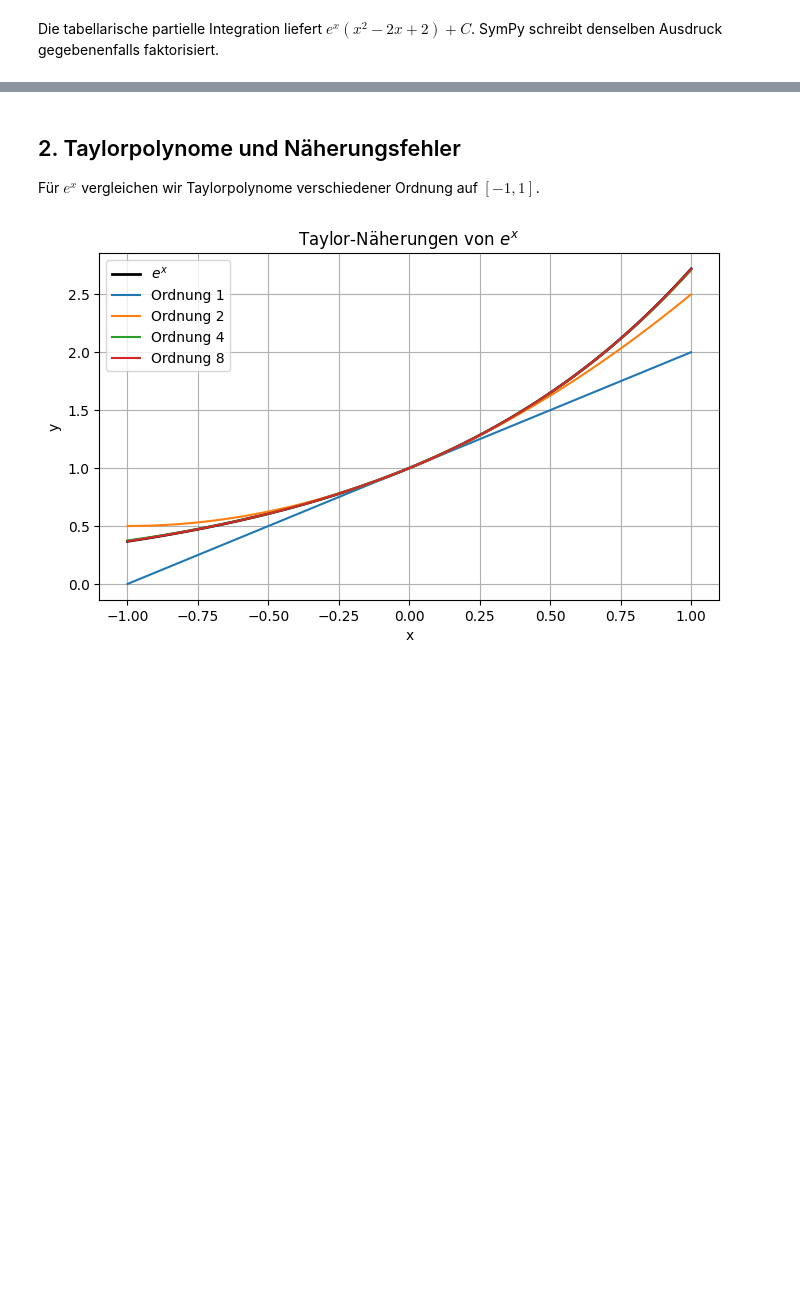
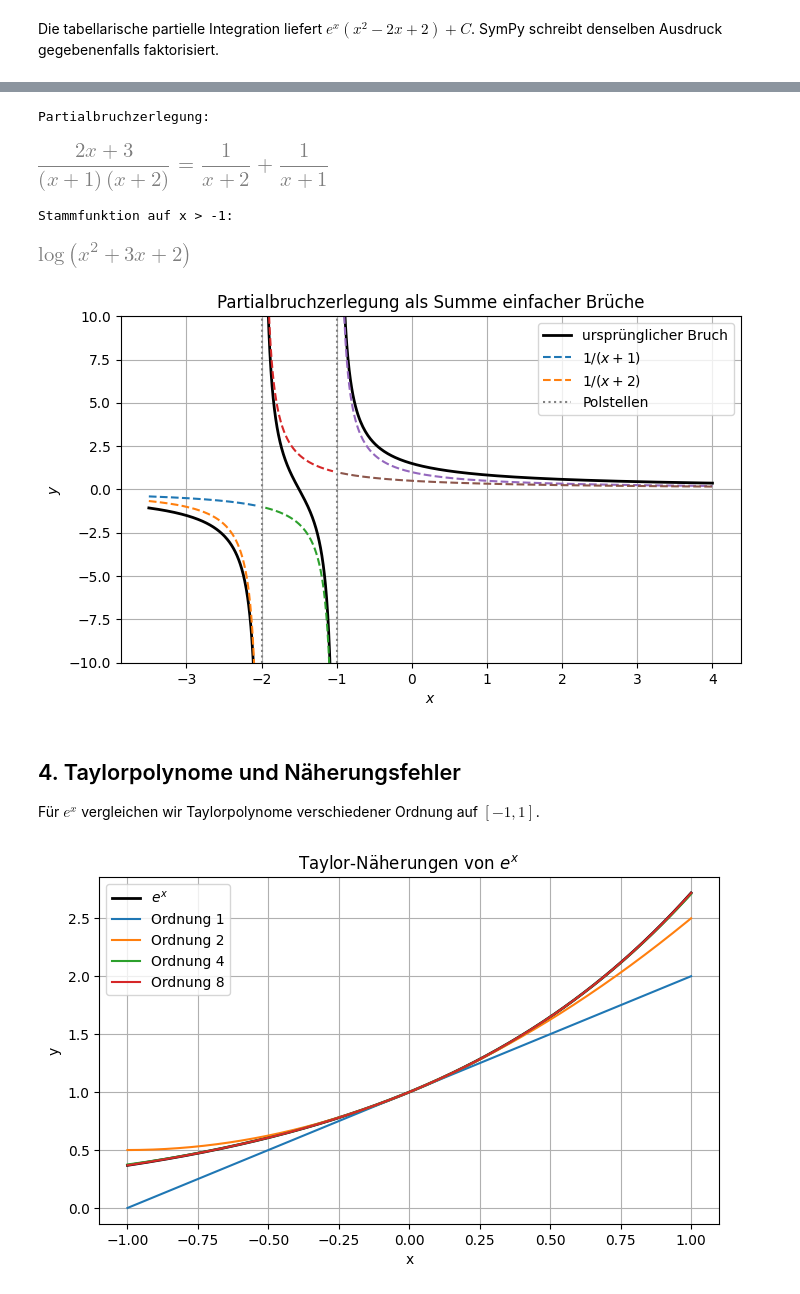
Before and after one commit to karkessler/dhbw-mathe3, a Jupyter notebook: notebooks/differentialgleichungen/00_mathematische_grundlagen.ipynb, the cells around one changed output, grey strips where cells are left out. Saved outputs shown, nothing was run; the diff lists cells and outputs as text; code cells hidden in the pictures; blank space fills up the shorter version.

```diff
--- a/notebooks/differentialgleichungen/00_mathematische_grundlagen.ipynb
+++ b/notebooks/differentialgleichungen/00_mathematische_grundlagen.ipynb
@@ -36,5 +81,39 @@ Die tabellarische partielle Integration liefert $e^x(x^2-2x+2)+C$. SymPy schreib
+# %%
+rational = (2 * x + 3) / ((x + 1) * (x + 2))
+partial = sp.apart(rational, x)
+F_rational = sp.integrate(partial, x)
+print('Partialbruchzerlegung:')
+display(sp.Eq(rational, partial, evaluate=False))
+print('Stammfunktion auf x > -1:')
+display(F_rational)
+assert sp.simplify(rational - partial) == 0
+assert sp.simplify(sp.diff(F_rational, x) - rational) == 0
+
+rational_fn = sp.lambdify(x, rational, 'numpy')
+part_1_fn = sp.lambdify(x, 1 / (x + 1), 'numpy')
+part_2_fn = sp.lambdify(x, 1 / (x + 2), 'numpy')
+intervals = [(-3.5, -2.05), (-1.95, -1.05), (-0.95, 4)]
+for index, (start, stop) in enumerate(intervals):
+    values = np.linspace(start, stop, 300)
+    plt.plot(values, rational_fn(values), color='black', linewidth=2,
+             label='ursprünglicher Bruch' if index == 0 else None)
+    plt.plot(values, part_1_fn(values), '--', label='$1/(x+1)$' if index == 0 else None)
+    plt.plot(values, part_2_fn(values), '--', label='$1/(x+2)$' if index == 0 else None)
+plt.axvline(-2, color='gray', linestyle=':', label='Polstellen')
+plt.axvline(-1, color='gray', linestyle=':')
+plt.ylim(-10, 10)
+plt.xlabel('$x$'); plt.ylabel('$y$')
+plt.title('Partialbruchzerlegung als Summe einfacher Brüche')
+plt.legend()
+plt.show()
+# %% [output]
+Partialbruchzerlegung:
+[figure, added]
+Stammfunktion auf x > -1:
+[figure, added]
+[figure, added]
 # %% [markdown]
-## 2. Taylorpolynome und Näherungsfehler
+## 4. Taylorpolynome und Näherungsfehler
 
 Für $e^x$ vergleichen wir Taylorpolynome verschiedener Ordnung auf $[-1,1]$.
 # %%
```
Also changed, not shown: parts of 9 cells of this notebook, 5 other files.
